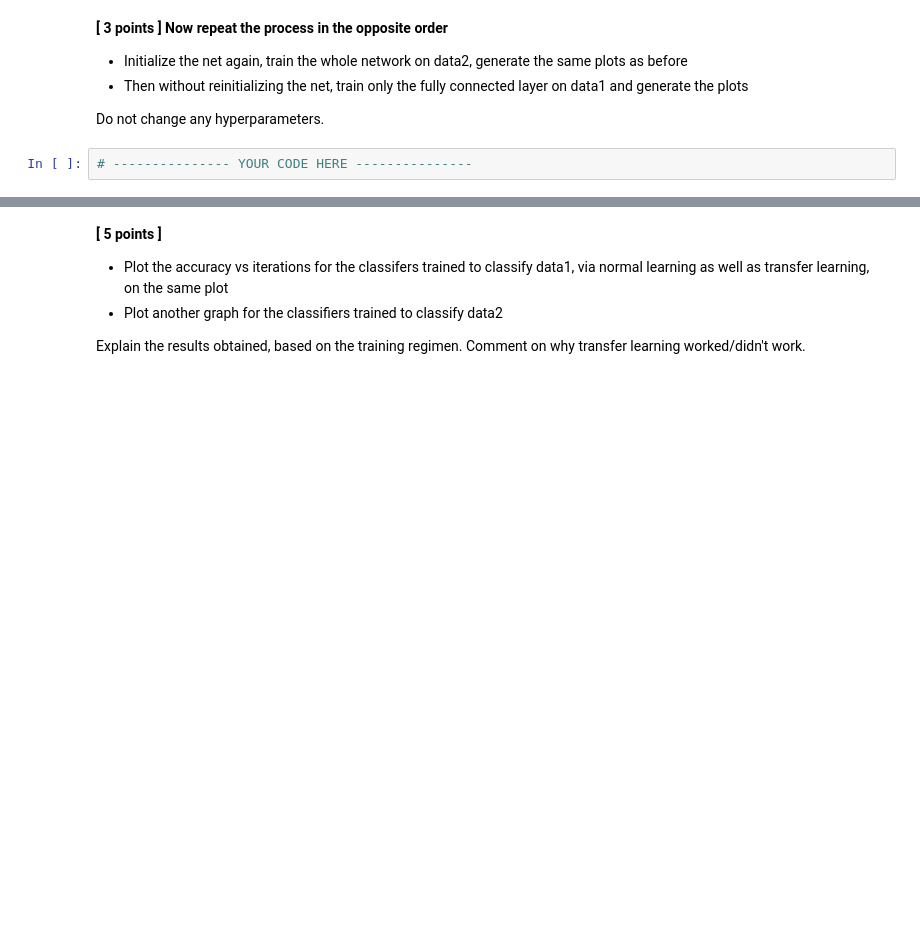
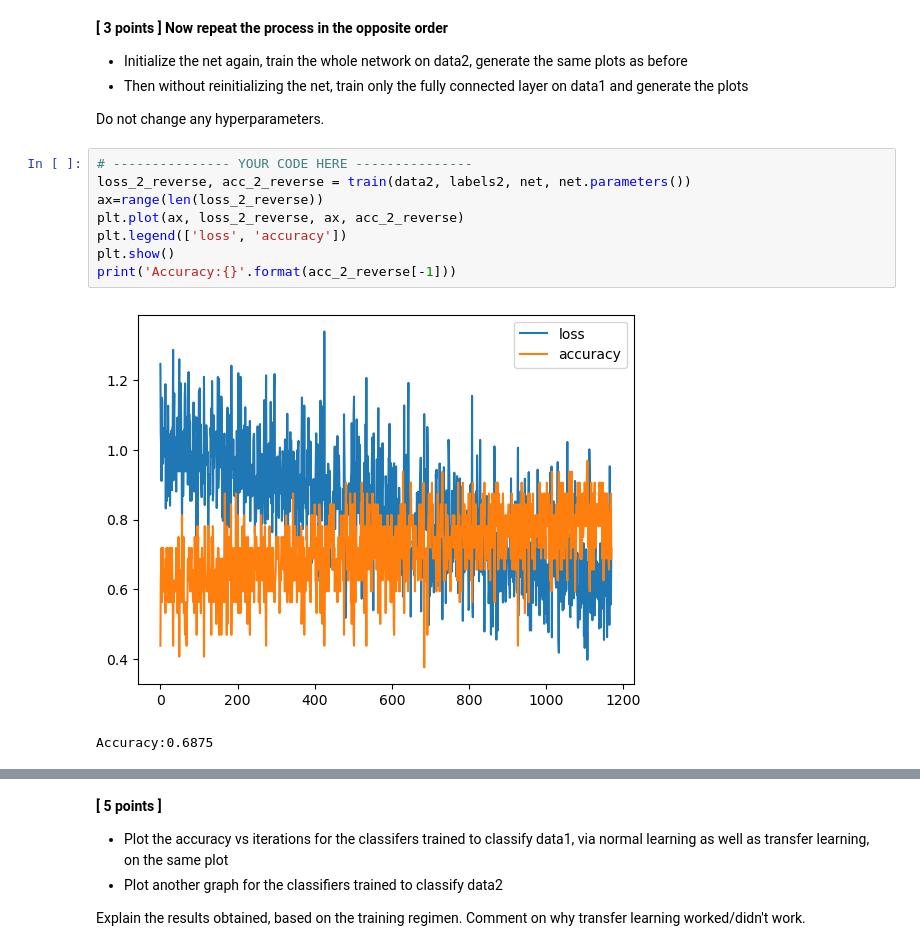
Before and after one commit to merrickqiu/MATH-31H, a Jupyter notebook: CSE 152A/cse152a_wi25_hw4/cse152a_wi25_hw4.ipynb, the cells around one changed output, grey strips where cells are left out. Drawn from its saved outputs; the diff is of its cells as text; blank space fills up the shorter version.

```diff
--- a/CSE 152A/cse152a_wi25_hw4/cse152a_wi25_hw4.ipynb
+++ b/CSE 152A/cse152a_wi25_hw4/cse152a_wi25_hw4.ipynb
@@ -635,5 +752,14 @@ Do not change any hyper parameters such as learning rate or batch size. Plot the
 * Then without reinitializing the net, train only the fully connected layer on data1 and generate the plots
 
 Do not change any hyperparameters.
-# %%
-# --------------- YOUR CODE HERE ---------------
+# %%
+# --------------- YOUR CODE HERE ---------------
+loss_2_reverse, acc_2_reverse = train(data2, labels2, net, net.parameters())
+ax=range(len(loss_2_reverse))
+plt.plot(ax, loss_2_reverse, ax, acc_2_reverse)
+plt.legend(['loss', 'accuracy'])
+plt.show()
+print('Accuracy:{}'.format(acc_2_reverse[-1]))
+# %% [output]
+[figure, added]
+Accuracy:0.6875
```
Also changed, not shown: parts of 19 cells of this notebook, 12 other files.
